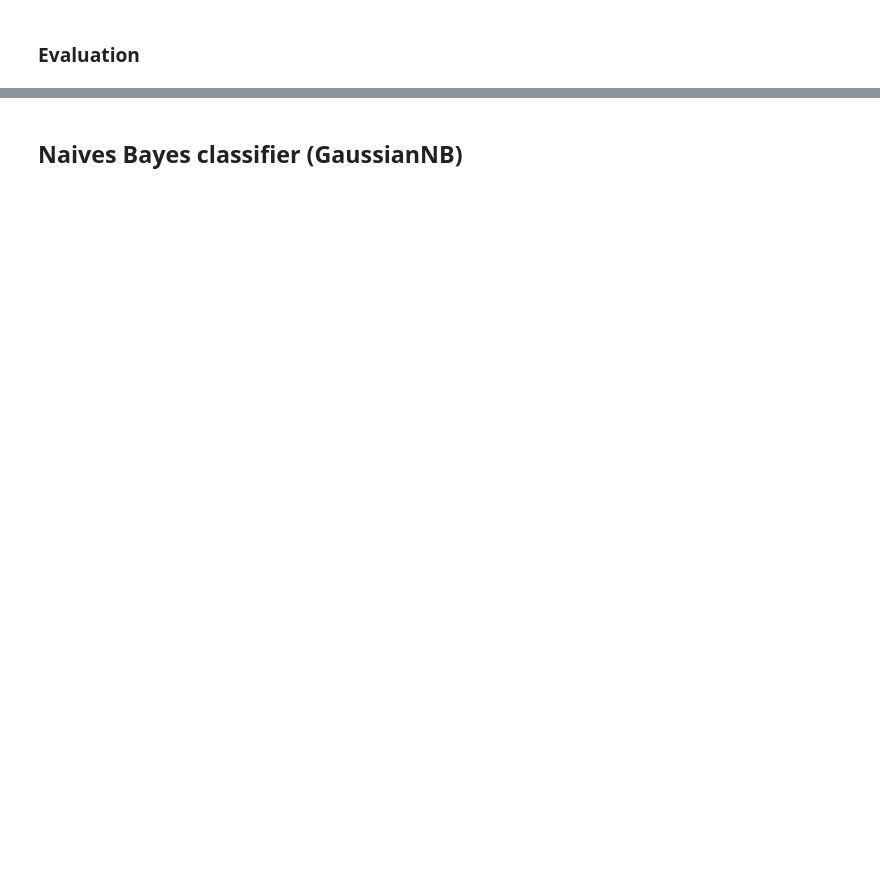
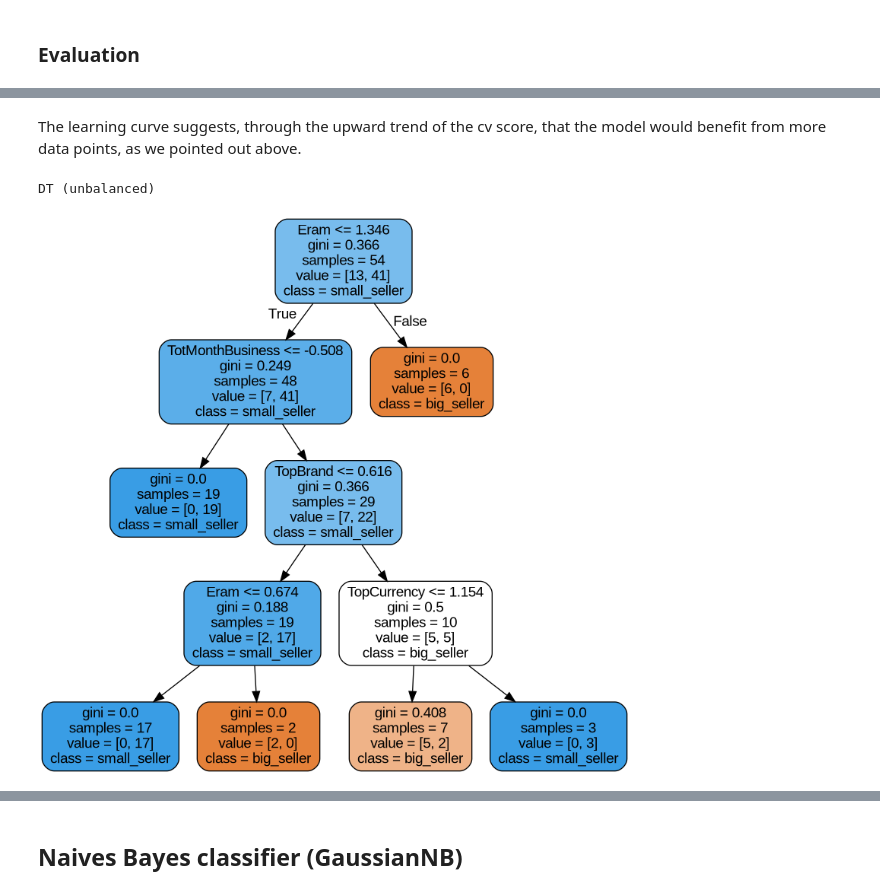
Before and after one commit to adettori/Data-Mining-DM-2020-project, a Jupyter notebook: dm2020-2-task3.ipynb, the cells around one changed output, grey strips where cells are left out. Drawn from its saved outputs; the diff is of its cells as text; code cells hidden in the pictures; blank space fills up the shorter version.

```diff
--- a/dm2020-2-task3.ipynb
+++ b/dm2020-2-task3.ipynb
@@ -536,0 +581,13 @@ plt.show()
+# %% [markdown]
+The learning curve suggests, through the upward trend of the cv score, that the model would benefit from more data points, as we pointed out above.
+# %%
+print("DT (unbalanced)")
+dot_data = tree.export_graphviz(dt_unb, out_file=None,
+                         feature_names=list(train_set.columns),
+                         class_names=['big_seller', 'small_seller'],
+                         filled=True, rounded=True)
+graph = pydotplus.graph_from_dot_data(dot_data)
+Image(graph.create_png())
+# %% [output]
+DT (unbalanced)
+[figure, added]
```
Also changed, not shown: parts of 184 cells of this notebook.
